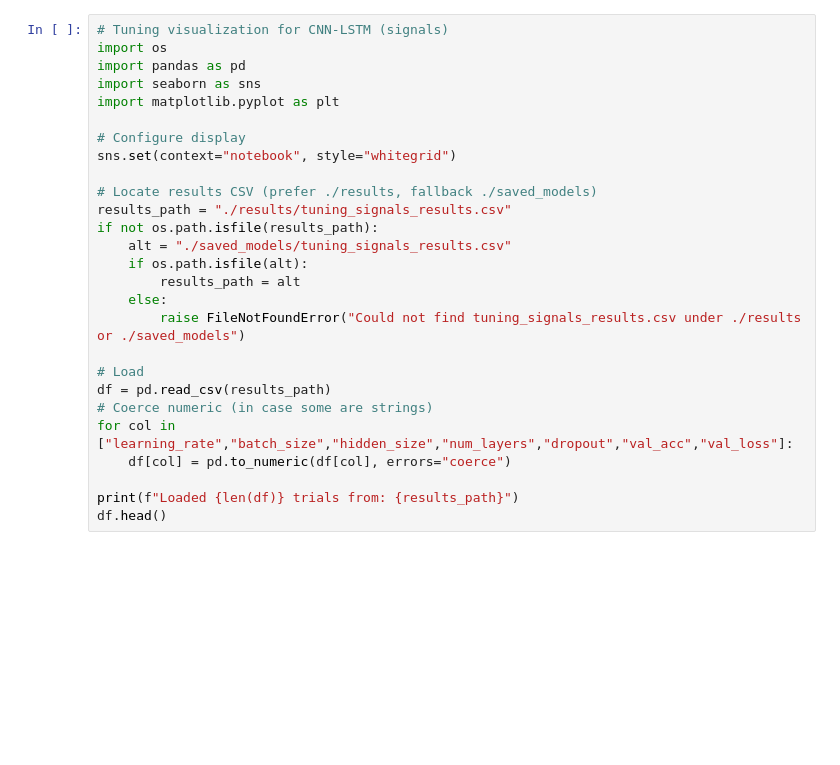
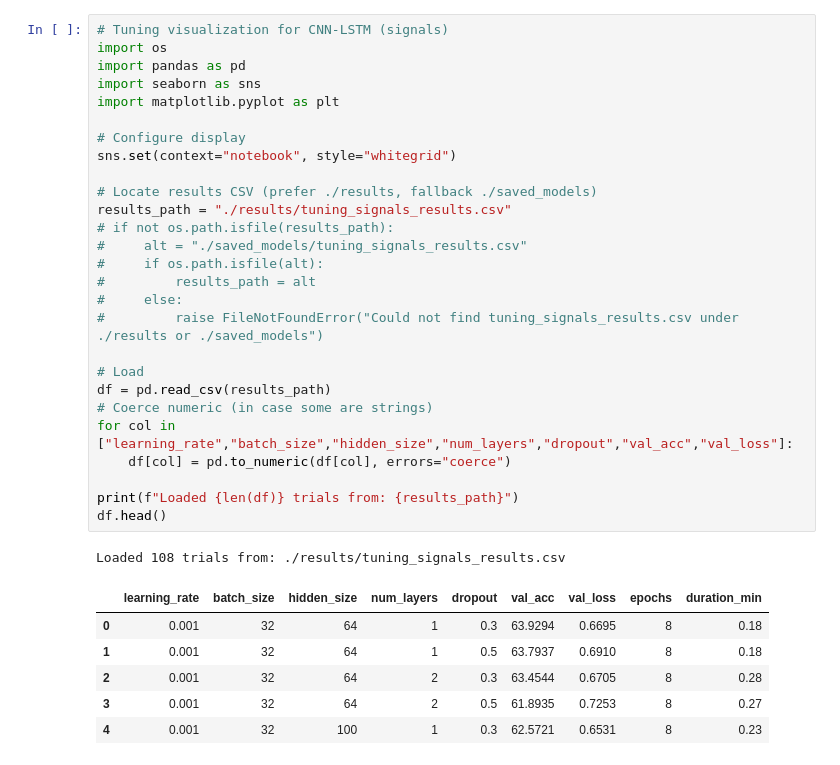
Before and after one commit to ASR1999/HAR_DeepLearning_Project, a Jupyter notebook: notebooks/tuning_visualization.ipynb, the cells around one changed output. Saved outputs shown, nothing was run; the diff lists cells and outputs as text; blank space fills up the shorter version.

```diff
--- a/notebooks/tuning_visualization.ipynb
+++ b/notebooks/tuning_visualization.ipynb
@@ -1,30 +1,38 @@
 # %%
 # Tuning visualization for CNN-LSTM (signals)
 import os
 import pandas as pd
 import seaborn as sns
 import matplotlib.pyplot as plt
 
 # Configure display
 sns.set(context="notebook", style="whitegrid")
 
 # Locate results CSV (prefer ./results, fallback ./saved_models)
 results_path = "./results/tuning_signals_results.csv"
-if not os.path.isfile(results_path):
-    alt = "./saved_models/tuning_signals_results.csv"
-    if os.path.isfile(alt):
-        results_path = alt
-    else:
-        raise FileNotFoundError("Could not find tuning_signals_results.csv under ./results or ./saved_models")
+# if not os.path.isfile(results_path):
+#     alt = "./saved_models/tuning_signals_results.csv"
+#     if os.path.isfile(alt):
+#         results_path = alt
+#     else:
+#         raise FileNotFoundError("Could not find tuning_signals_results.csv under ./results or ./saved_models")
 
 # Load
 df = pd.read_csv(results_path)
 # Coerce numeric (in case some are strings)
 for col in ["learning_rate","batch_size","hidden_size","num_layers","dropout","val_acc","val_loss"]:
     df[col] = pd.to_numeric(df[col], errors="coerce")
 
 print(f"Loaded {len(df)} trials from: {results_path}")
 df.head()
+# %% [output]
+Loaded 108 trials from: ./results/tuning_signals_results.csv
+|  | learning_rate | batch_size | hidden_size | num_layers | dropout | val_acc | val_loss | epochs | duration_min |
+| 0 | 0.001 | 32 | 64 | 1 | 0.3 | 63.9294 | 0.6695 | 8 | 0.18 |
+| 1 | 0.001 | 32 | 64 | 1 | 0.5 | 63.7937 | 0.6910 | 8 | 0.18 |
+| 2 | 0.001 | 32 | 64 | 2 | 0.3 | 63.4544 | 0.6705 | 8 | 0.28 |
+| 3 | 0.001 | 32 | 64 | 2 | 0.5 | 61.8935 | 0.7253 | 8 | 0.27 |
+| 4 | 0.001 | 32 | 100 | 1 | 0.3 | 62.5721 | 0.6531 | 8 | 0.23 |
 # %%
 # Quick overview
 print(df.describe(include="all"))
```
Also changed, not shown: parts of 5 cells of this notebook.
